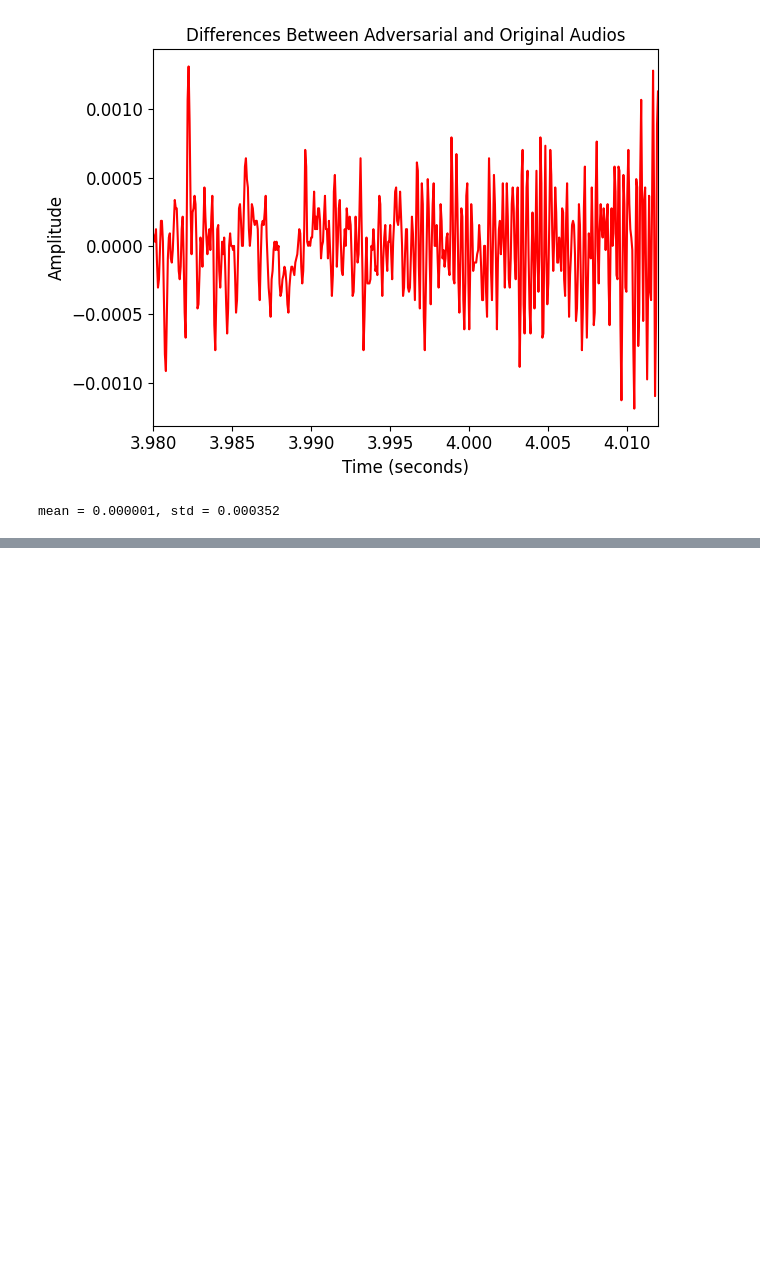
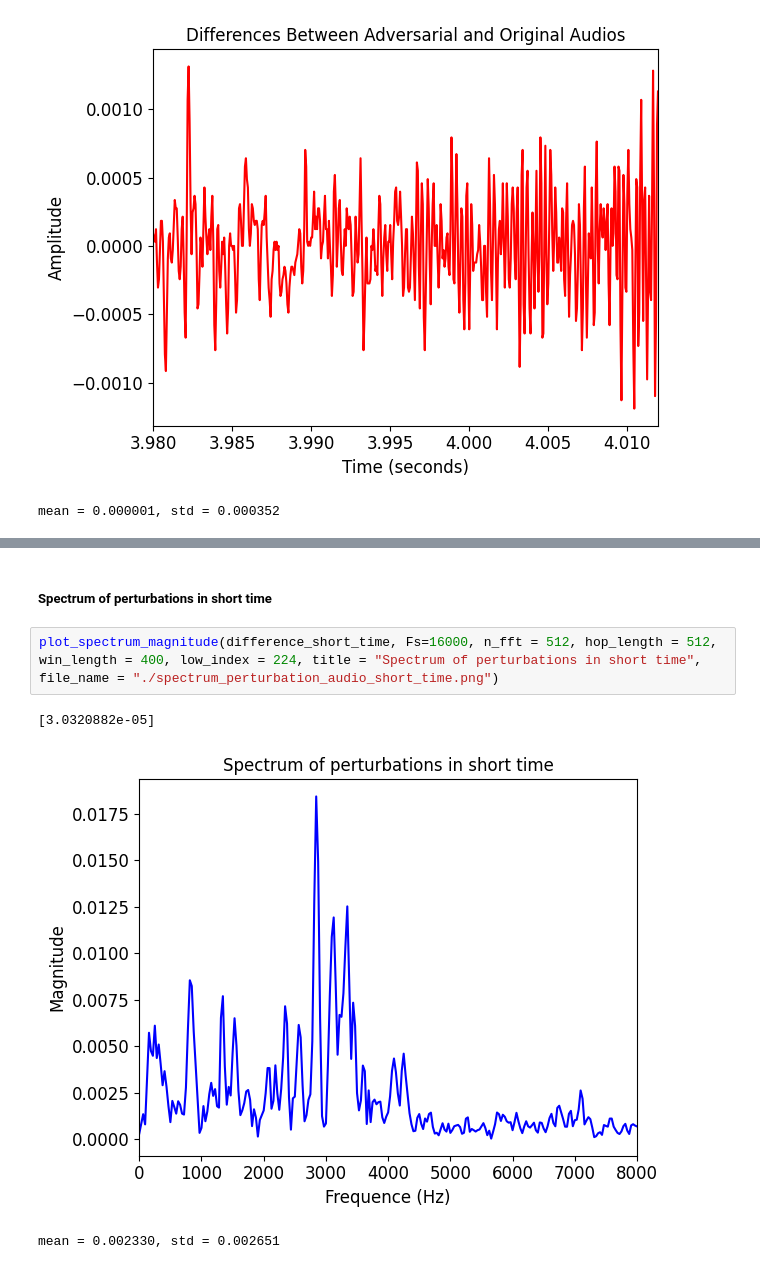
Before and after one commit to sanchitd9/speakerguard, a Jupyter notebook: sanchit/cw2.ipynb, the cells around one changed output, grey strips where cells are left out. Drawn from its saved outputs; the diff is of its cells as text; blank space fills up the shorter version.

```diff
--- a/sanchit/cw2.ipynb
+++ b/sanchit/cw2.ipynb
@@ -221,0 +252,8 @@ mean = 0.000001, std = 0.000352
+# %% [markdown]
+##### Spectrum of perturbations in short time
+# %%
+plot_spectrum_magnitude(difference_short_time, Fs=16000, n_fft = 512, hop_length = 512, win_length = 400, low_index = 224, title = "Spectrum of perturbations in short time", file_name = "./spectrum_perturbation_audio_short_time.png")
+# %% [output]
+[3.0320882e-05]
+[figure, added]
+mean = 0.002330, std = 0.002651
```
Also changed, not shown: parts of 24 cells of this notebook, 17 other files.
